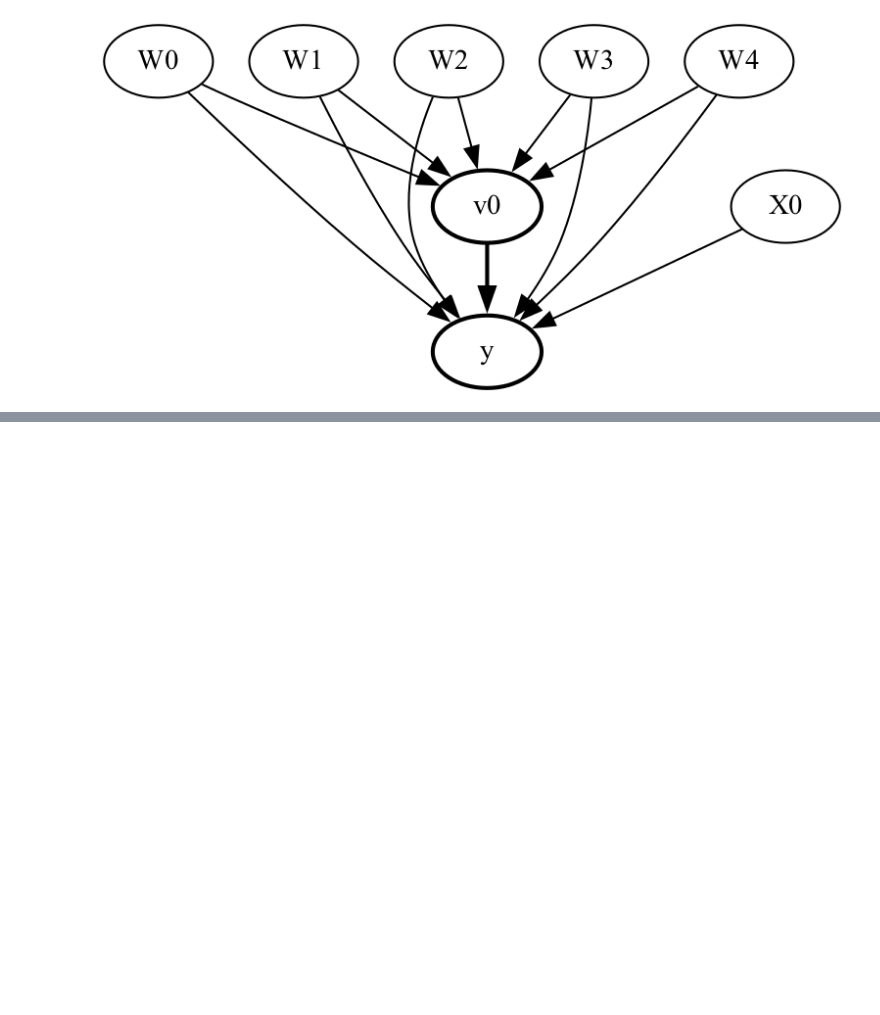
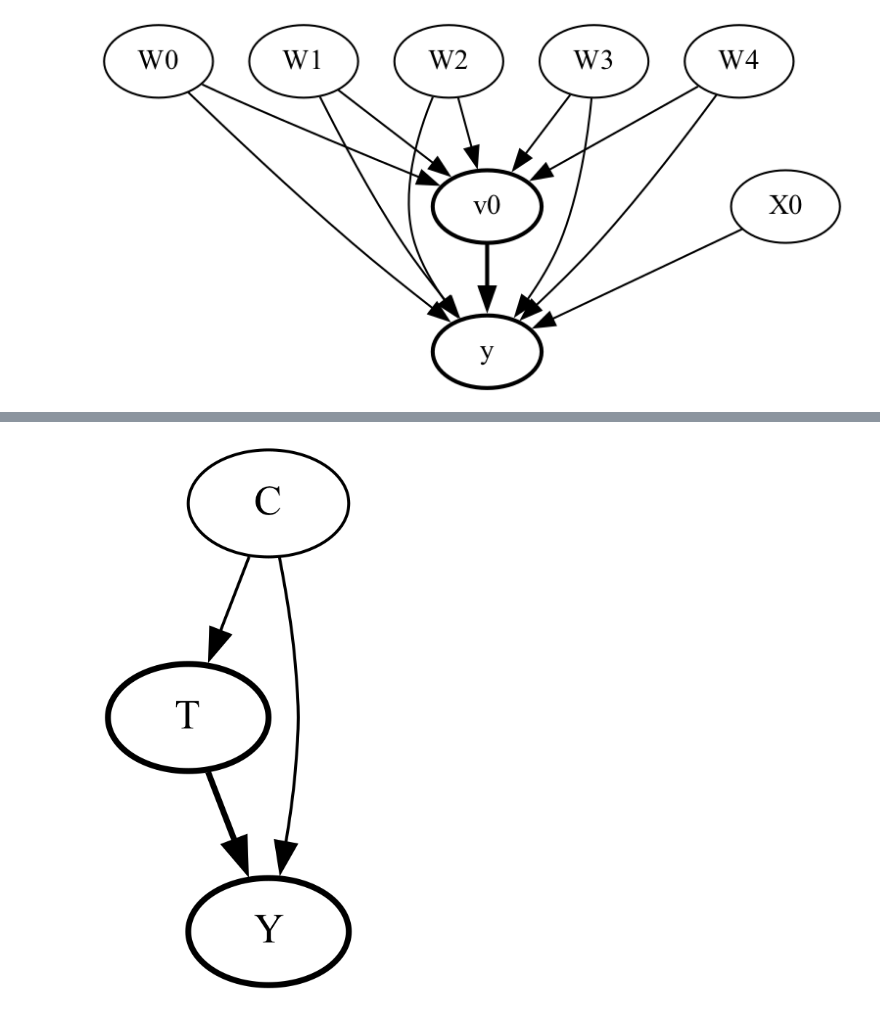
Before and after one commit to lhb0803/causal-inference, a Jupyter notebook: dowhy/dowhy_tutorial.ipynb, the cells around one changed output, grey strips where cells are left out. Drawn from its saved outputs; the diff is of its cells as text; code cells hidden in the pictures; blank space fills up the shorter version.

```diff
--- a/dowhy/dowhy_tutorial.ipynb
+++ b/dowhy/dowhy_tutorial.ipynb
@@ -149,0 +252,4 @@ display(Image(filename="causal_model.png"))
+# %%
+display(Image(filename="causal_model.png"))
+# %% [output]
+[figure, added]
```
Also changed, not shown: parts of 17 cells of this notebook.
